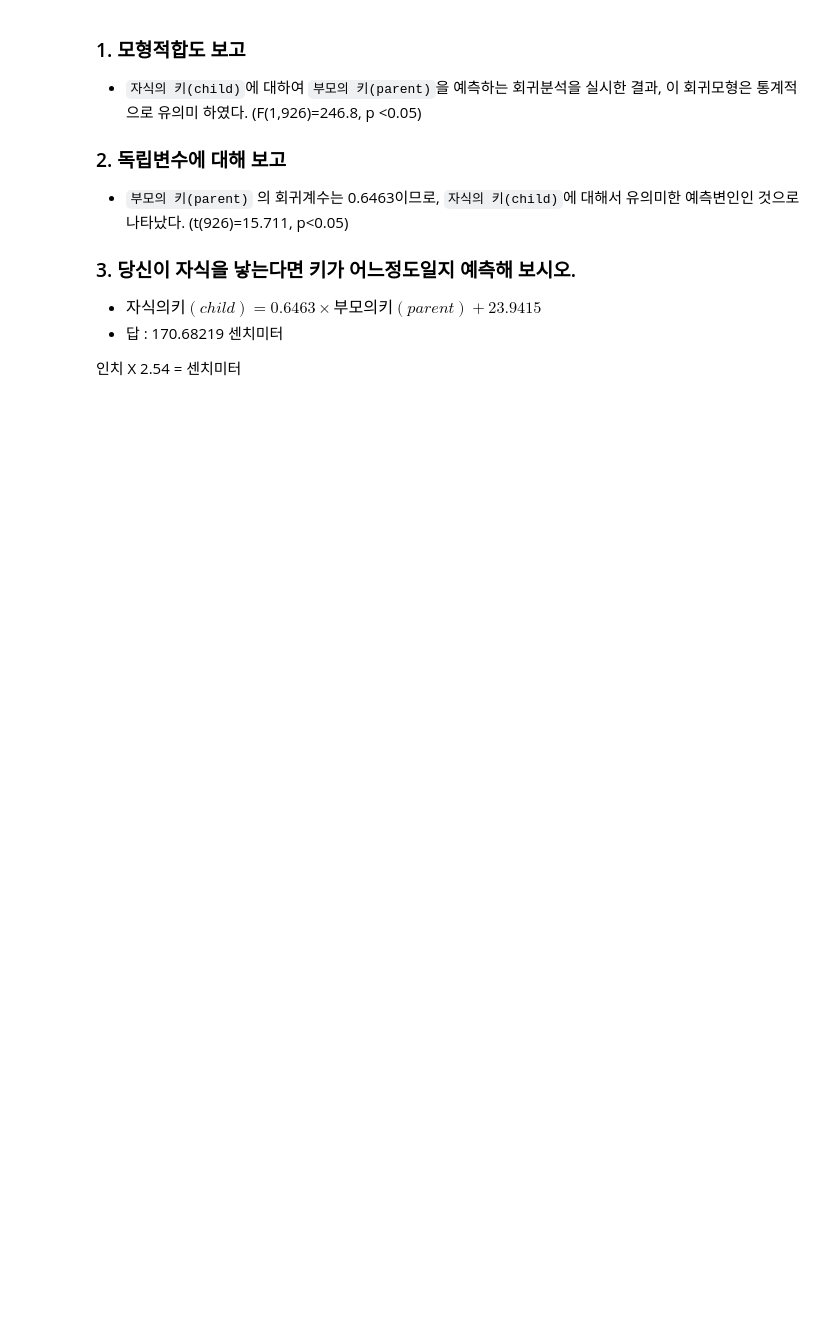
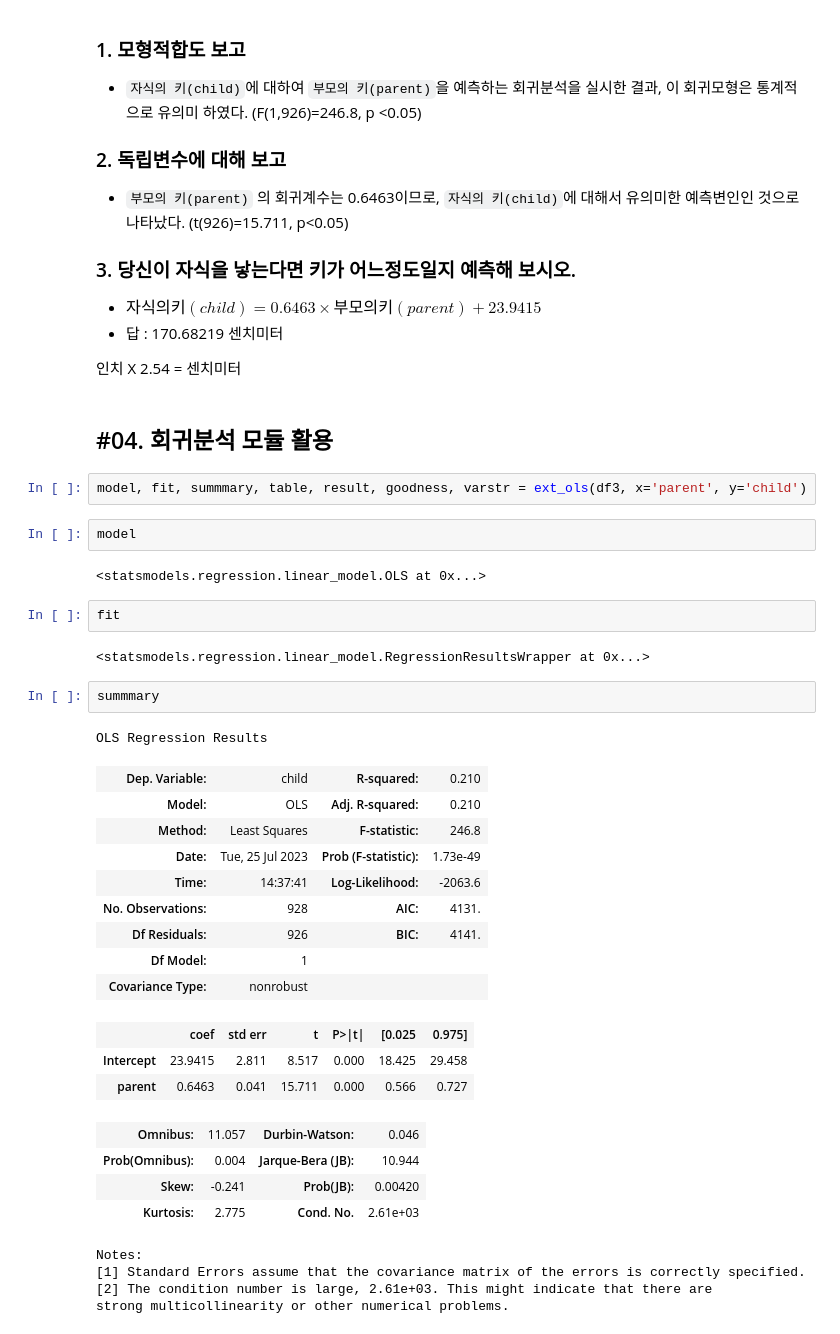
Before and after one commit to Jeeunun/Data_analysis_education_Closed, a Jupyter notebook: data_analysis/E.확증적_데이터_분석/04_회귀분석/연습문제.ipynb, the cells around one changed output. Saved outputs shown, nothing was run; the diff lists cells and outputs as text; blank space fills up the shorter version.

```diff
--- a/data_analysis/E.확증적_데이터_분석/04_회귀분석/연습문제.ipynb
+++ b/data_analysis/E.확증적_데이터_분석/04_회귀분석/연습문제.ipynb
@@ -331,3 +446,39 @@ strong multicollinearity or other numerical problems.
 
 
 인치 X 2.54 = 센치미터
+# %% [markdown]
+## #04. 회귀분석 모듈 활용
+# %%
+model, fit, summmary, table, result, goodness, varstr = ext_ols(df3, x='parent', y='child')
+# %%
+model
+# %% [output]
+<statsmodels.regression.linear_model.OLS at 0x...>
+# %%
+fit
+# %% [output]
+<statsmodels.regression.linear_model.RegressionResultsWrapper at 0x...>
+# %%
+summmary
+# %% [output]
+OLS Regression Results
+| Dep. Variable: | child | R-squared: | 0.210 |
+| Model: | OLS | Adj. R-squared: | 0.210 |
+| Method: | Least Squares | F-statistic: | 246.8 |
+| Date: | Tue, 25 Jul 2023 | Prob (F-statistic): | 1.73e-49 |
+| Time: | 14:37:41 | Log-Likelihood: | -2063.6 |
+| No. Observations: | 928 | AIC: | 4131. |
+| Df Residuals: | 926 | BIC: | 4141. |
+| Df Model: | 1 |  |  |
+| Covariance Type: | nonrobust |  |  |
+|  | coef | std err | t | P>|t| | [0.025 | 0.975] |
+| Intercept | 23.9415 | 2.811 | 8.517 | 0.000 | 18.425 | 29.458 |
+| parent | 0.6463 | 0.041 | 15.711 | 0.000 | 0.566 | 0.727 |
+| Omnibus: | 11.057 | Durbin-Watson: | 0.046 |
+| Prob(Omnibus): | 0.004 | Jarque-Bera (JB): | 10.944 |
+| Skew: | -0.241 | Prob(JB): | 0.00420 |
+| Kurtosis: | 2.775 | Cond. No. | 2.61e+03 |
+Notes:
+[1] Standard Errors assume that the covariance matrix of the errors is correctly specified.
+[2] The condition number is large, 2.61e+03. This might indicate that there are
+strong multicollinearity or other numerical problems.
```
Also changed, not shown: parts of 31 cells of this notebook, 2 other files.
